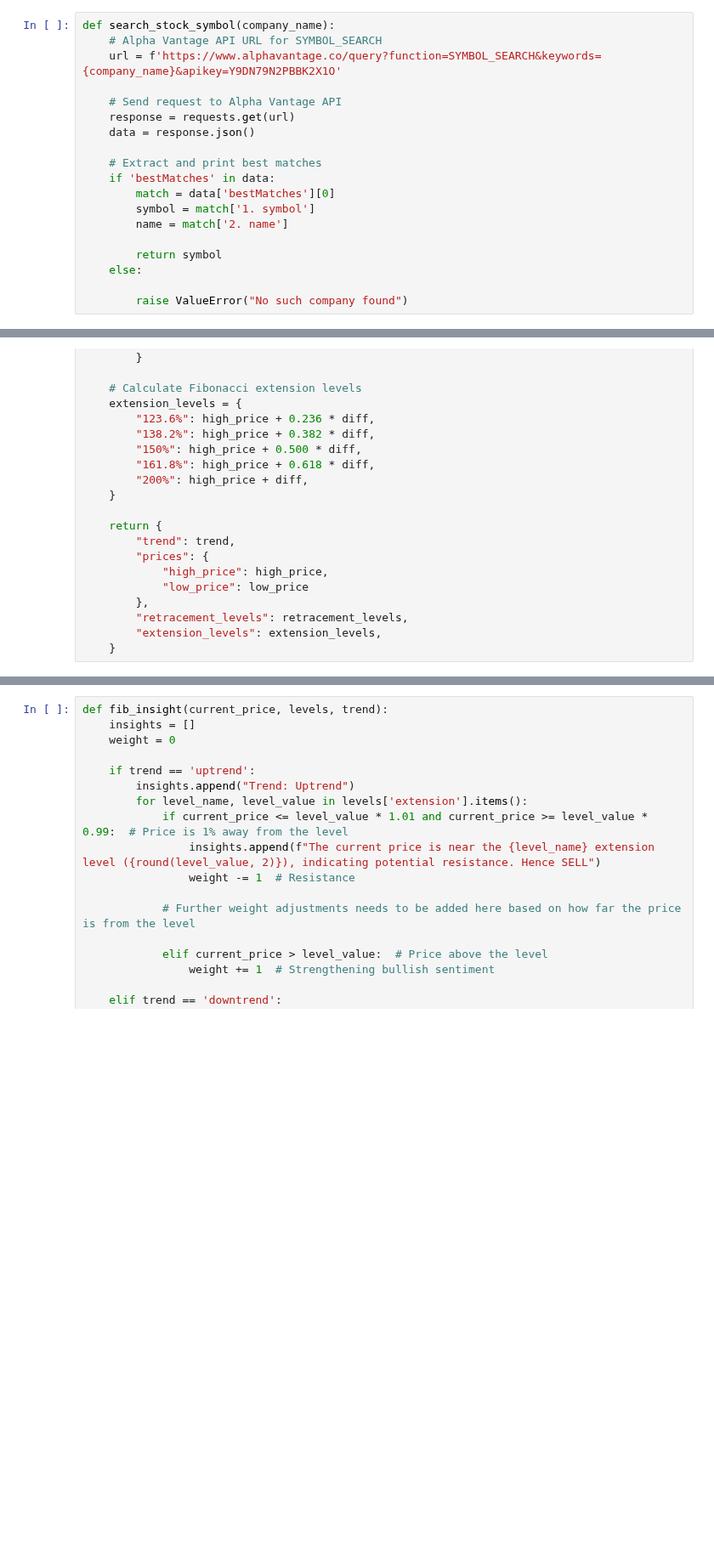
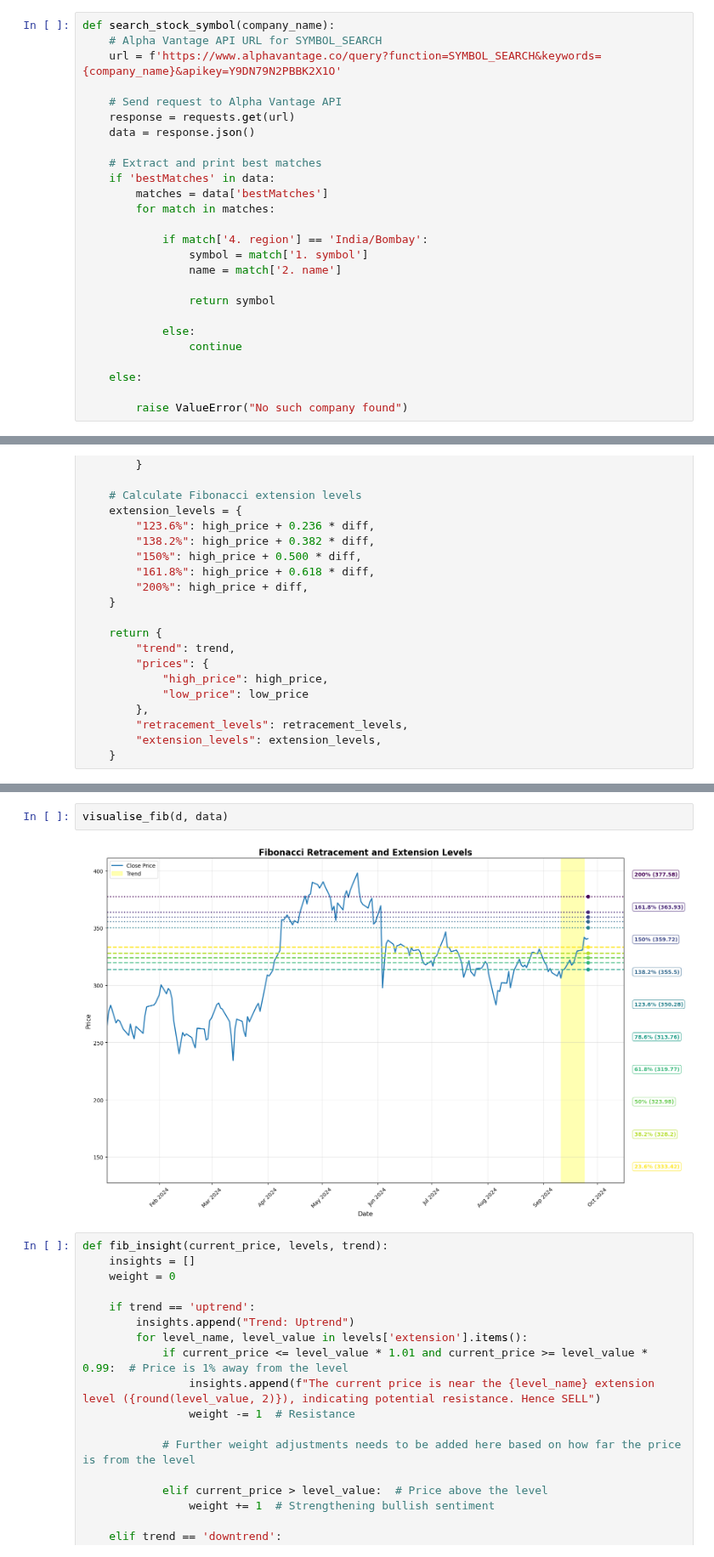
Before and after one commit to Arnax308/Stock-Market-Prediction, a Jupyter notebook: Financial_Data.ipynb, the cells around one changed output, grey strips where cells are left out. Shown at 85% size. Drawn from its saved outputs; the diff is of its cells as text; blank space fills up the shorter version.

```diff
--- a/Financial_Data.ipynb
+++ b/Financial_Data.ipynb
@@ -17,11 +18,18 @@ def search_stock_symbol(company_name):
 
     # Extract and print best matches
     if 'bestMatches' in data:
-        match = data['bestMatches'][0]
-        symbol = match['1. symbol']
-        name = match['2. name']
+        matches = data['bestMatches']
+        for match in matches:
 
-        return symbol
+            if match['4. region'] == 'India/Bombay':
+                symbol = match['1. symbol']
+                name = match['2. name']
+
+                return symbol
+
+            else:
+                continue
+
     else:
 
         raise ValueError("No such company found")
@@ -183,3 +276,7 @@ def fibonacci_retracement(data):
+# %%
+visualise_fib(d, data)
+# %% [output]
+[figure, added]
 # %%
 def fib_insight(current_price, levels, trend):
     insights = []
```
Also changed, not shown: parts of 17 cells of this notebook.
